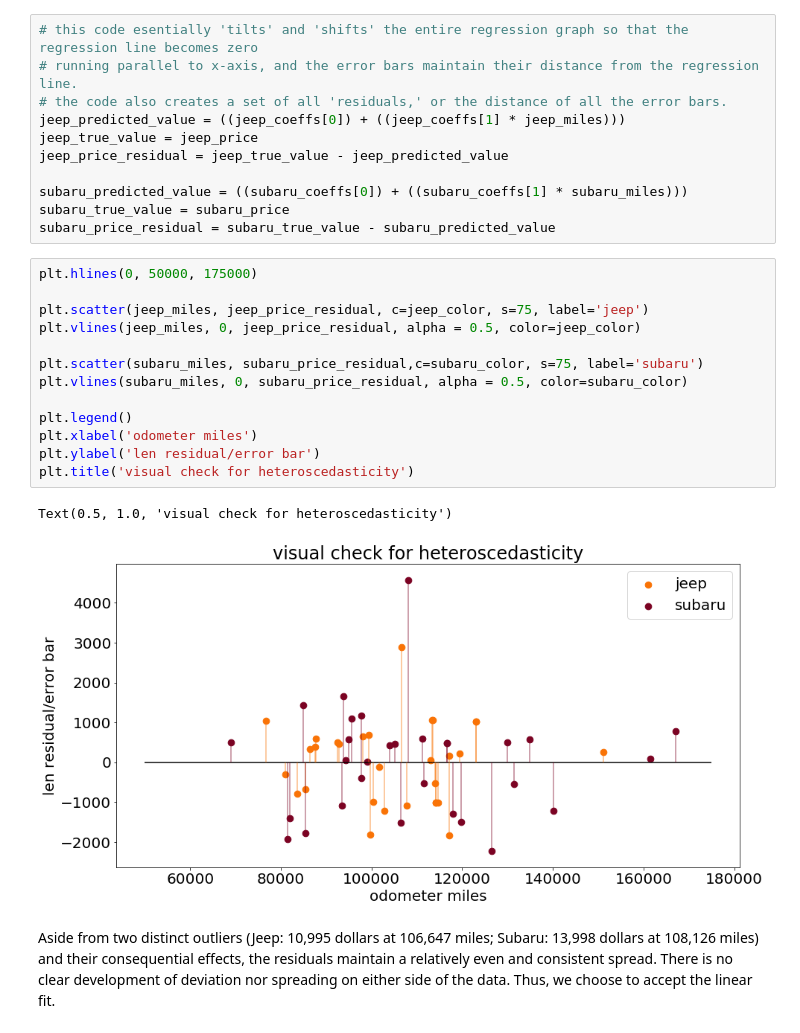
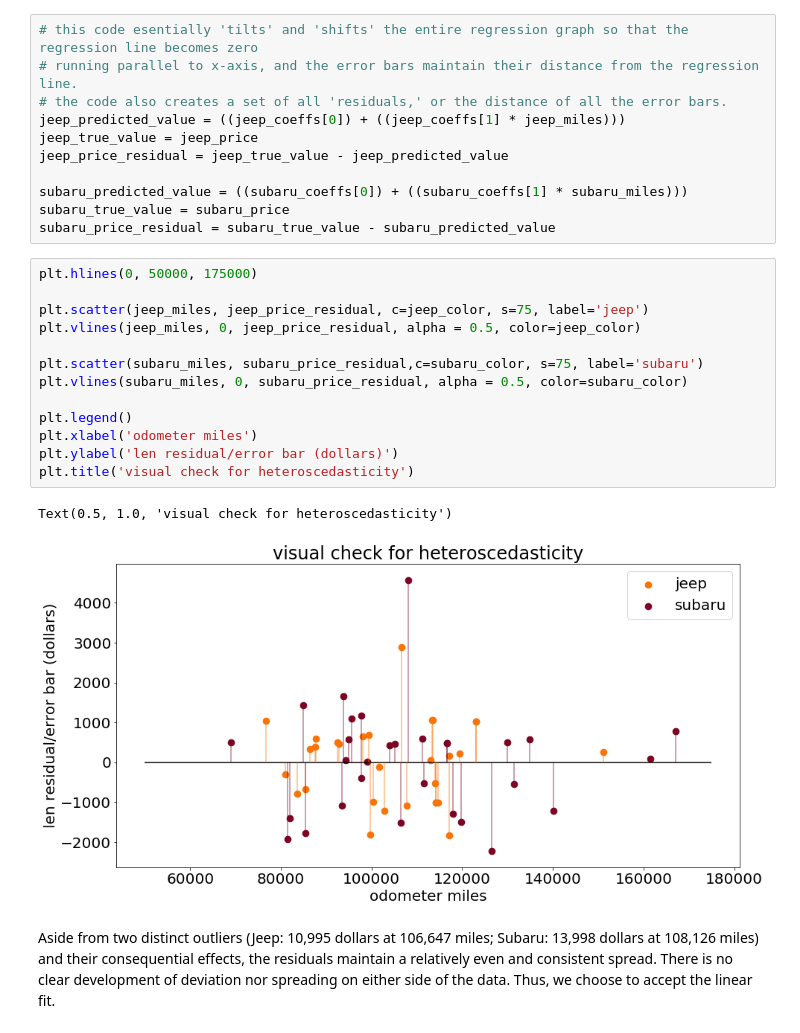
Before and after one commit to djdebonis/jeep_subaru, a Jupyter notebook: jeepsubaruanalysis.ipynb, the cells around one changed output. Drawn from its saved outputs; the diff is of its cells as text.

```diff
--- a/jeepsubaruanalysis.ipynb
+++ b/jeepsubaruanalysis.ipynb
@@ -260,19 +260,19 @@ subaru_price_residual = subaru_true_value - subaru_predicted_value
 # %%
 plt.hlines(0, 50000, 175000)
 
 plt.scatter(jeep_miles, jeep_price_residual, c=jeep_color, s=75, label='jeep')
 plt.vlines(jeep_miles, 0, jeep_price_residual, alpha = 0.5, color=jeep_color)
 
 plt.scatter(subaru_miles, subaru_price_residual,c=subaru_color, s=75, label='subaru')
 plt.vlines(subaru_miles, 0, subaru_price_residual, alpha = 0.5, color=subaru_color)
 
 plt.legend()
 plt.xlabel('odometer miles')
-plt.ylabel('len residual/error bar')
+plt.ylabel('len residual/error bar (dollars)')
 plt.title('visual check for heteroscedasticity')
 # %% [output]
 Text(0.5, 1.0, 'visual check for heteroscedasticity')
-[figure, old version]
+[figure, new version]
 # %% [markdown]
 Aside from two distinct outliers (Jeep: 10,995 dollars at 106,647 miles; Subaru: 13,998 dollars at 108,126 miles) and their consequential effects, the residuals maintain a relatively even and consistent spread. There is no clear development of deviation nor spreading on either side of the data. Thus, we choose to accept the linear fit.
 # %% [markdown]
```
Also changed, not shown: 1 other file.
